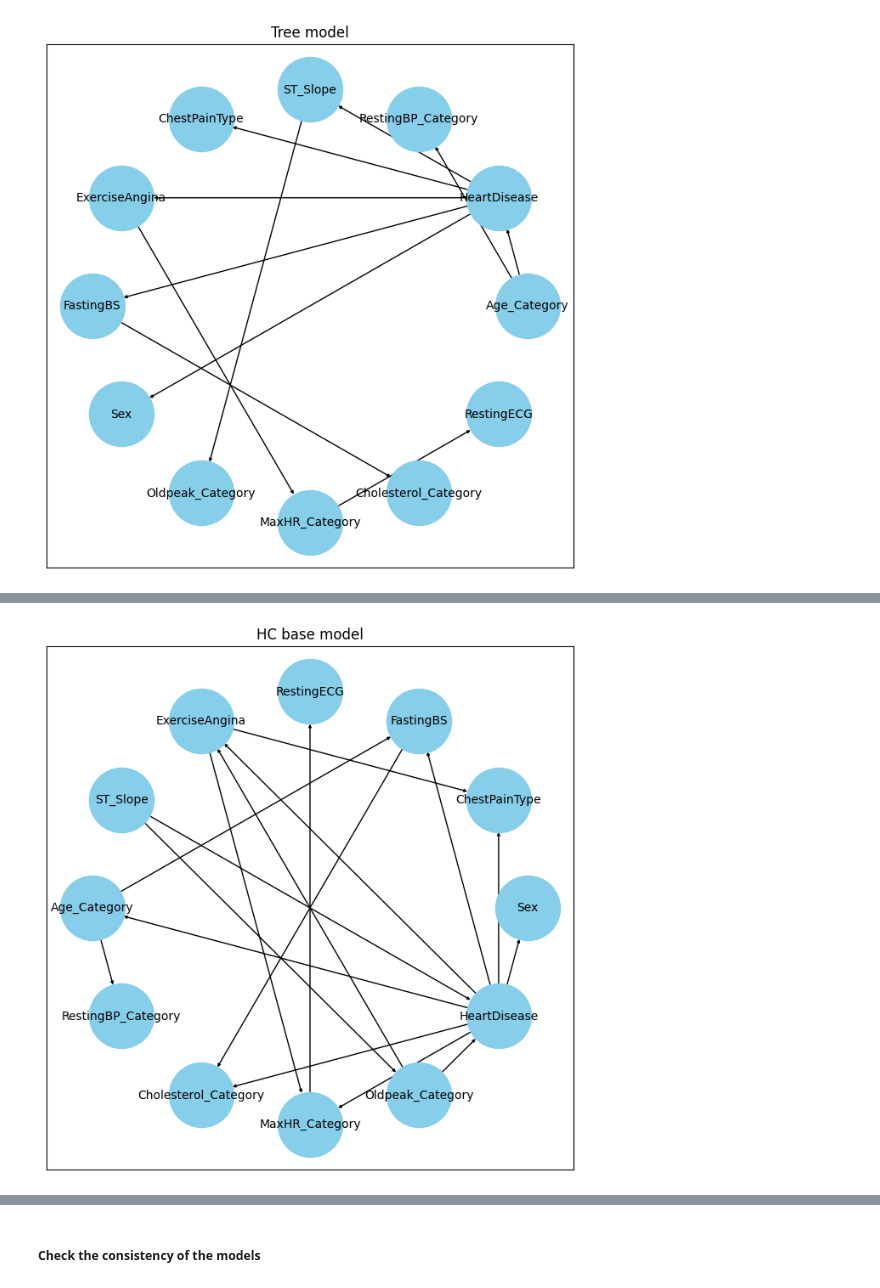
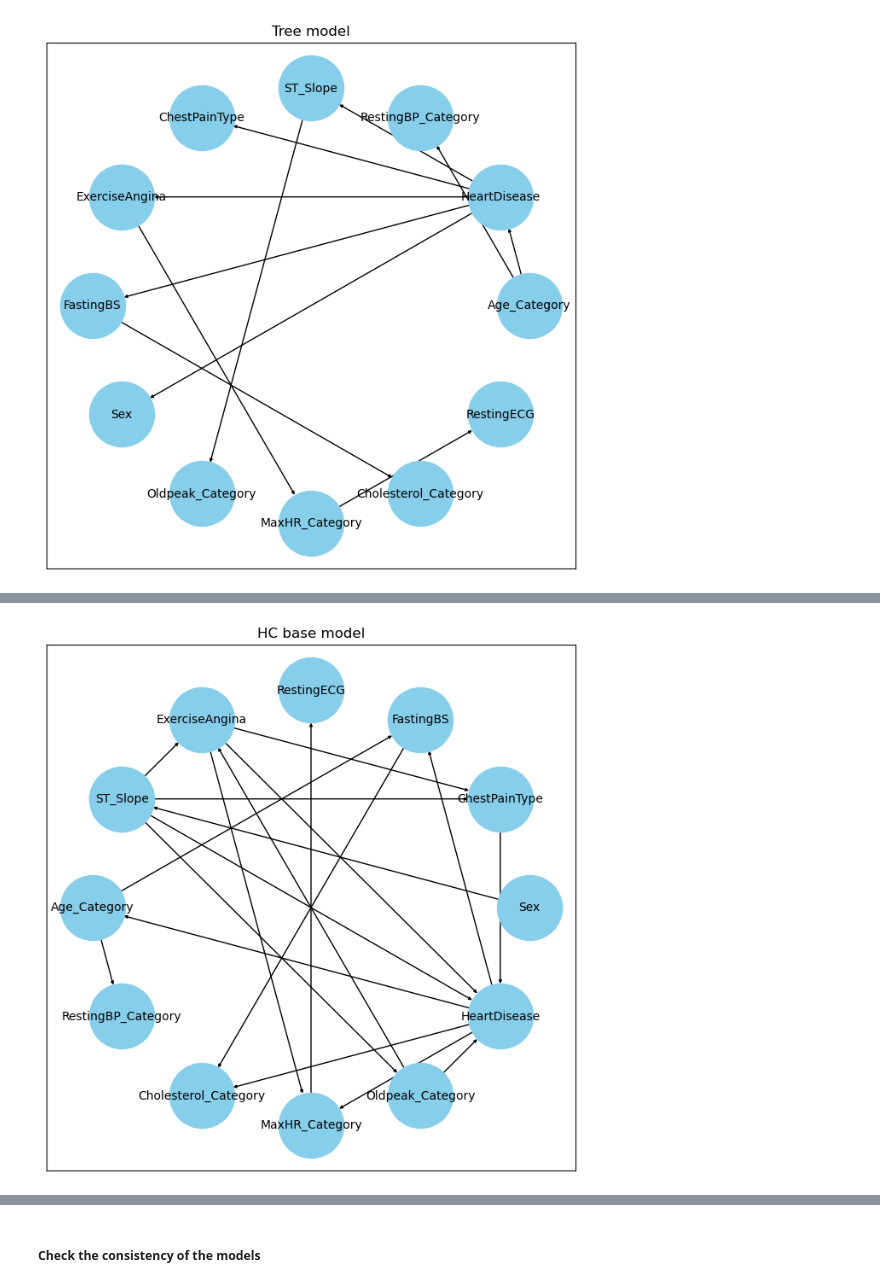
Before and after one commit to maurodore/heart_failure_prediction_bayesian_reasoning, a Jupyter notebook: src/main.ipynb, the cells around one changed output, grey strips where cells are left out. Drawn from its saved outputs; the diff is of its cells as text; code cells hidden in the pictures.

```diff
--- a/src/main.ipynb
+++ b/src/main.ipynb
@@ -188,7 +213,10 @@ print("- " * 20)
 # --- 5. Categorize Oldpeak ---
 # Bins for <1.0, 1.0-2.5, >2.5
 # Oldpeak is a value related to the ECG signal
+# The negative Oldpeaks are nulls in disguise: imputation with 0
 oldpeak_bins = [-np.inf, 0.99, 2.5, np.inf]
+data.loc[data['Oldpeak'] < 0, 'Oldpeak'] = 0
+
 
 data['Oldpeak_Category'] = pd.cut(data['Oldpeak'], bins=oldpeak_bins, labels=labels, right=True)
 
@@ -368,18 +396,27 @@ hc_k2score_model = BayesianNetwork(hc_k2score_model.edges())
 # %%
 # Automatic model construction: Hill Climb search using Bdeu score
+
+fixed_edges = [('ChestPainType', 'HeartDisease'), ('Oldpeak_Category', 'HeartDisease'),
+               ('ST_Slope', 'HeartDisease'), ('ExerciseAngina', 'HeartDisease')]
+black_list = [(f, 'Sex') for f in data.columns]
+black_list += [(f, 'Year') for f in data.columns]
+black_list += [('FastingBS', 'HeartDisease')]
+
+
+
 scorer = BDeuScore(data=train_data)
 hc = HillClimbSearch(data=train_data)
-hc_bdscore_model = hc.estimate(scoring_method=scorer, max_iter=int(1e4), show_progress=False)
+hc_bdscore_model = hc.estimate(scoring_method=scorer, fixed_edges=fixed_edges, black_list=black_list, max_iter=int(1e4), show_progress=False)
 
 fig, ax = plt.subplots(1, 1, figsize=(8, 8))
 nx.draw_networkx(hc_bdscore_model, pos=nx.drawing.layout.circular_layout(hc_bdscore_model), ax=ax, node_size=3000,
                      node_color='skyblue', font_size=10, arrows=True, arrowsize=5)
 plt.savefig(pathlib.Path.joinpath(project_dir,"out/hc_bdscore_model.png"))
 
 ax.set_title('HC base model')
 hc_bdscore_model = BayesianNetwork(hc_bdscore_model.edges())
 # %% [output]
-[figure, old version]
+[figure, new version]
 # %%
 models = [('custom', heart_disease_model), ('tree', tree_model),
           ('hc k2score', hc_k2score_model), ('hc bdscore', hc_bdscore_model)]
```
Also changed, not shown: parts of 21 cells of this notebook, 5 other files.
